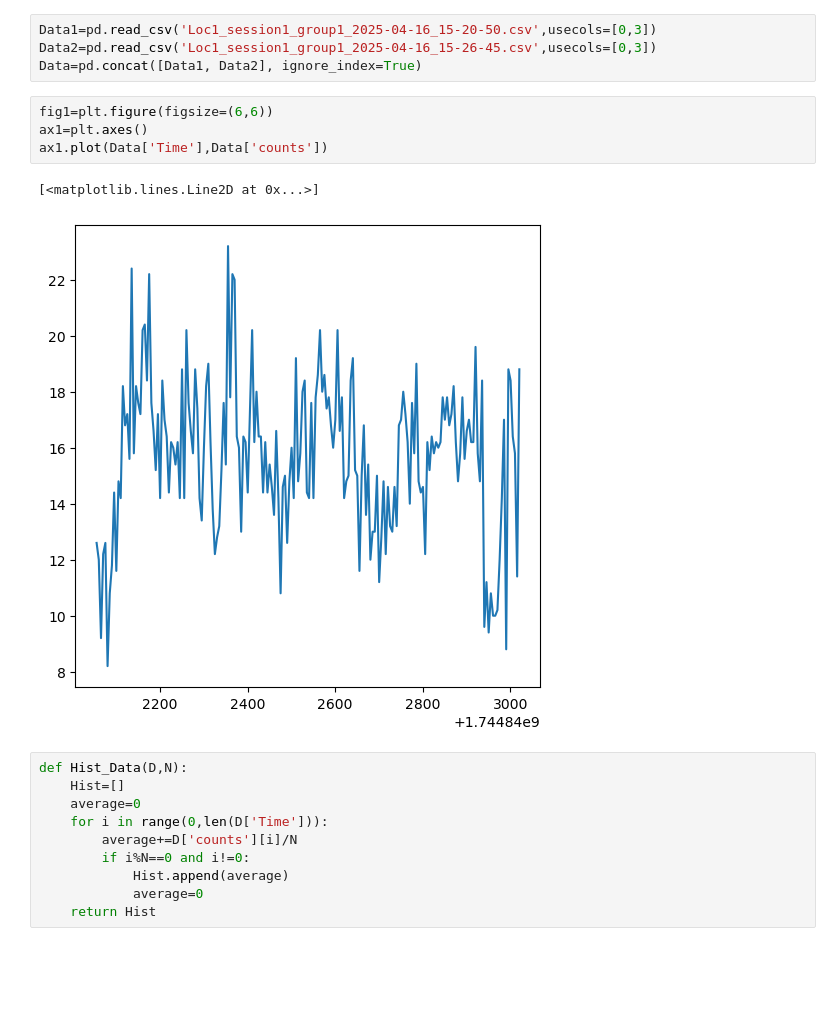
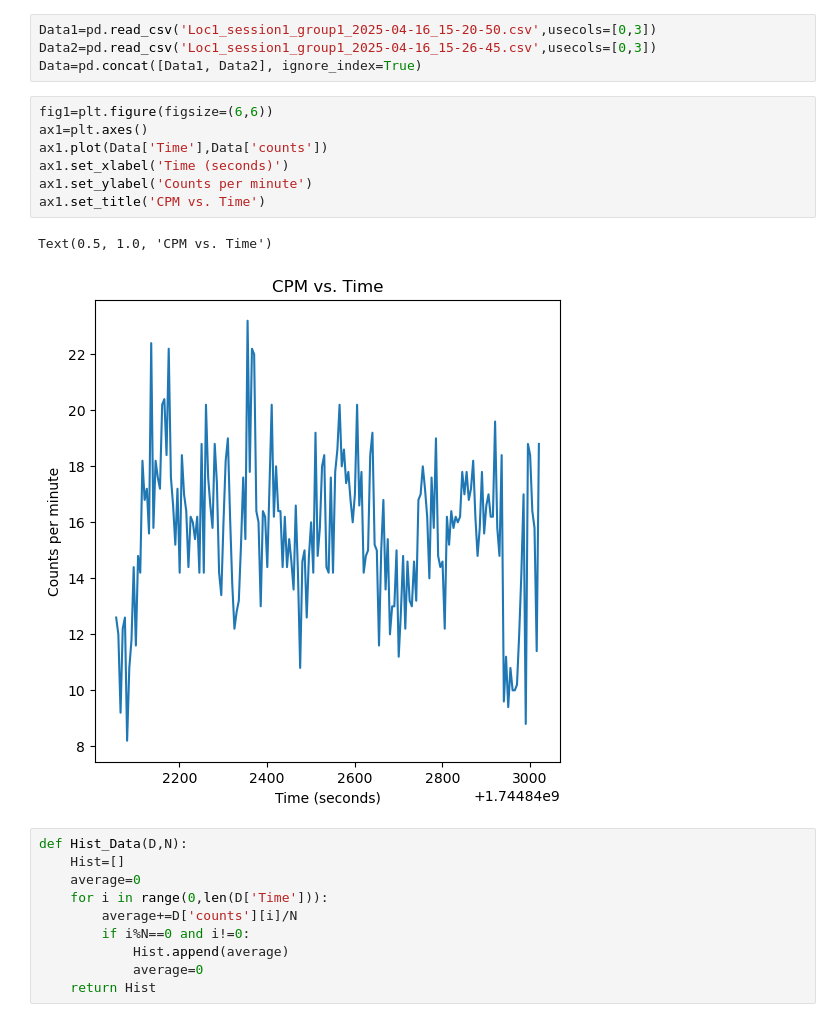
Before and after one commit to Nschellhaas/E11_Delicious_Uranium, a Jupyter notebook: Lab_Report/Lab_13.ipynb, the cells around one changed output. Drawn from its saved outputs; the diff is of its cells as text; blank space fills up the shorter version.

```diff
--- a/Lab_Report/Lab_13.ipynb
+++ b/Lab_Report/Lab_13.ipynb
@@ -10,10 +10,13 @@ Data=pd.concat([Data1, Data2], ignore_index=True)
 # %%
 fig1=plt.figure(figsize=(6,6))
 ax1=plt.axes()
 ax1.plot(Data['Time'],Data['counts'])
+ax1.set_xlabel('Time (seconds)')
+ax1.set_ylabel('Counts per minute')
+ax1.set_title('CPM vs. Time')
 # %% [output]
-[<matplotlib.lines.Line2D at 0x...>]
+Text(0.5, 1.0, 'CPM vs. Time')
-[figure, old version]
+[figure, new version]
 # %%
 def Hist_Data(D,N):
     Hist=[]
```
Also changed, not shown: parts of 1 cell of this notebook.
